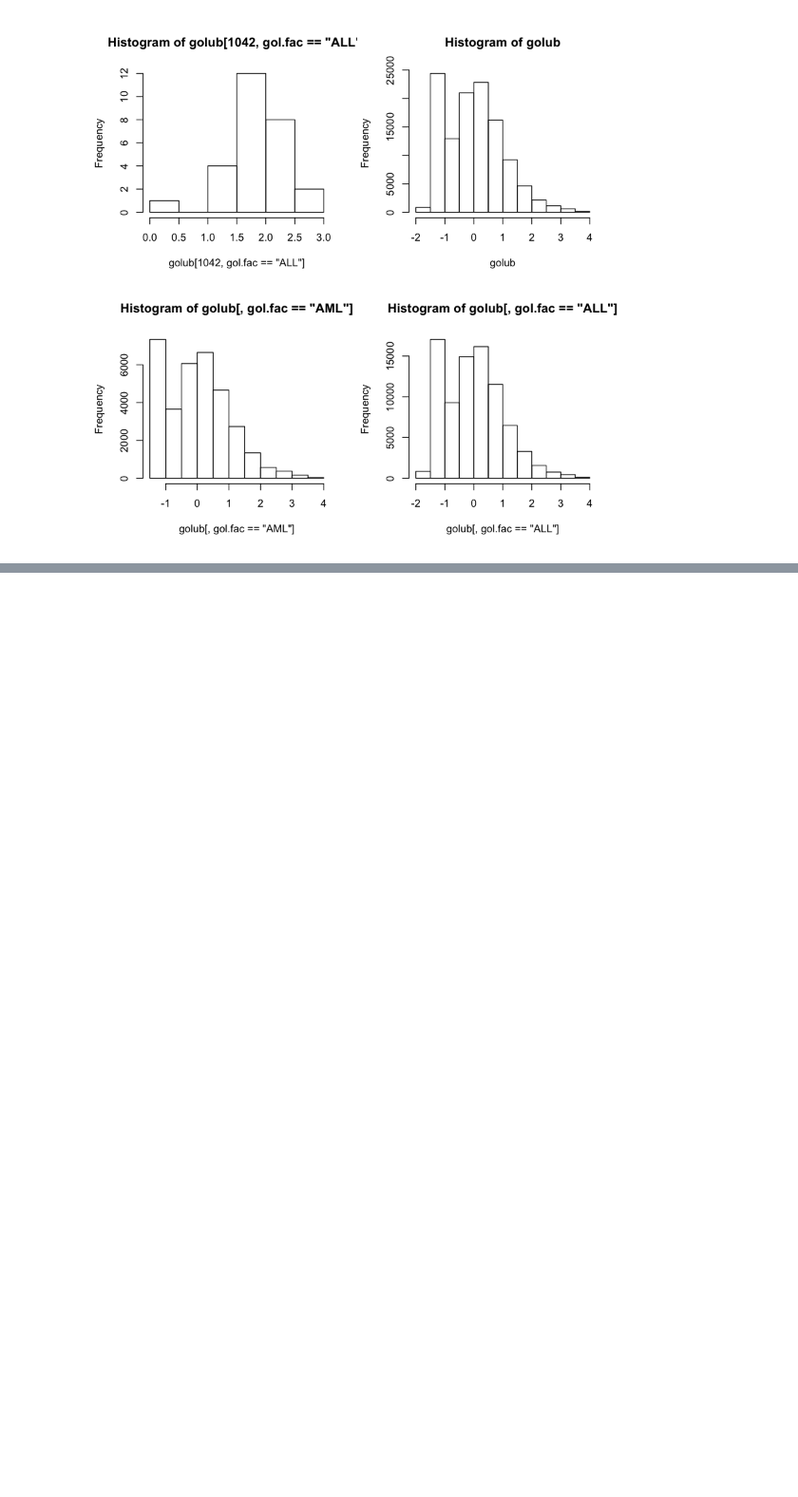
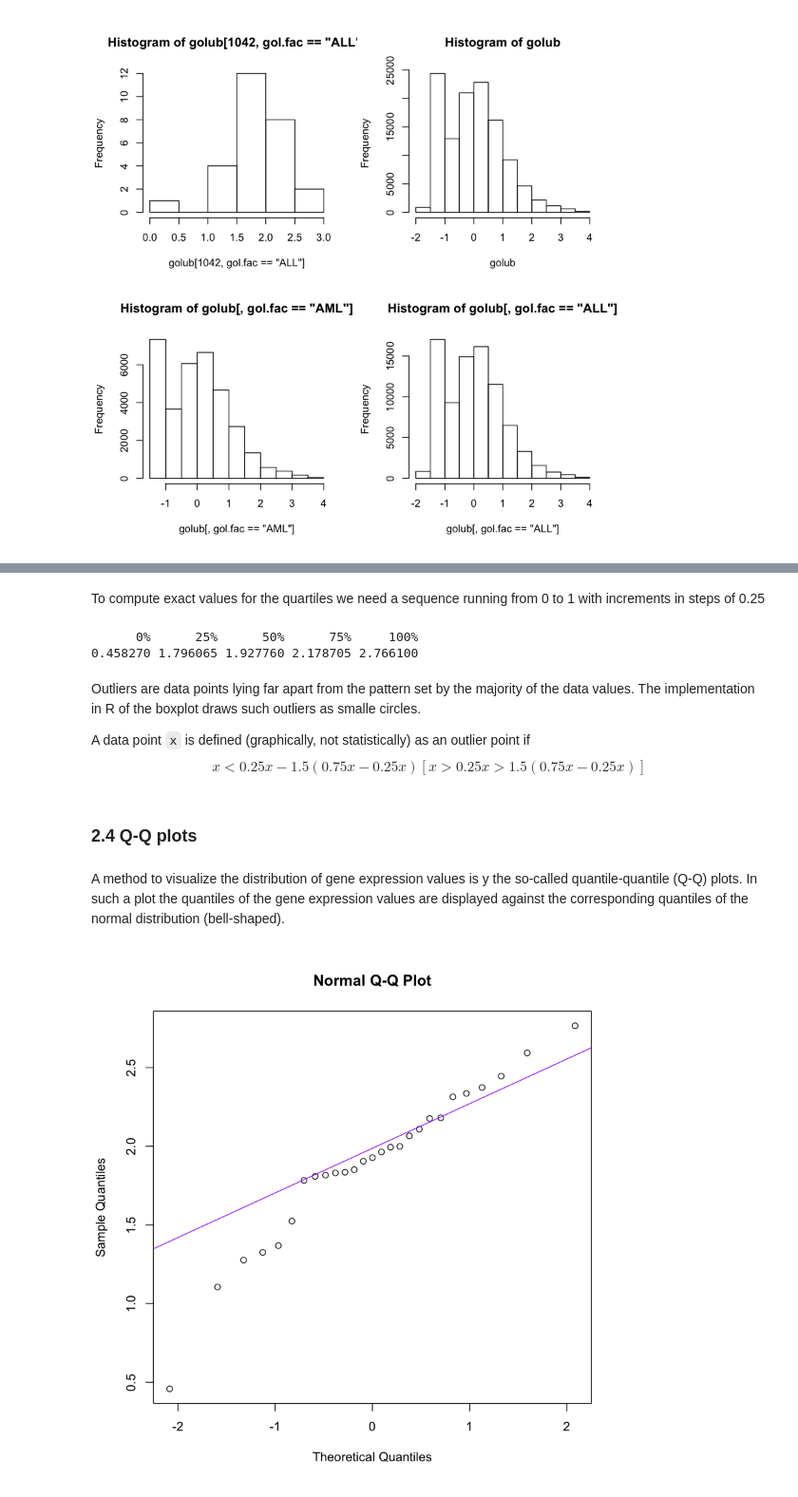
Before and after one commit to trallard/BAD_days, a Jupyter notebook: Day1/Notebook_version/Tutorial.ipynb, the cells around one changed output, grey strips where cells are left out. Shown at 95% size. Cells and saved outputs as stored; diff of their text form; code cells hidden in the pictures; blank space fills up the shorter version.

```diff
--- a/Day1/Notebook_version/Tutorial.ipynb
+++ b/Day1/Notebook_version/Tutorial.ipynb
@@ -280,0 +299,21 @@ boxplot(golub, col=2, lwd=2, border="blue", pch=18)
+# %% [markdown]
+To compute exact values for the quartiles we need a sequence running from 0 to 1 with increments in steps of 0.25
+# %%
+pvec <- seq(0, 1, 0.25)
+quantile(golub[1042, gol.fac=='ALL'], pvec)
+# %% [output]
+      0%      25%      50%      75%     100%
+0.458270 1.796065 1.927760 2.178705 2.766100
+# %% [markdown]
+Outliers are data points lying far apart from the pattern set by the majority of the data values. The implementation in R of the boxplot draws such outliers as smalle circles.
+
+A data point `x` is defined (graphically, not statistically) as an outlier point if $$x < 0.25 x -1.5\left(0.75 x -0.25 x\right) [x>0.25x >1.5(0.75x-0.25x)]$$
+# %% [markdown]
+### 2.4 Q-Q plots
+# %% [markdown]
+A method to visualize the distribution of gene expression values is y the so-called quantile-quantile (Q-Q) plots. In such a plot the quantiles of the gene expression values are displayed against the corresponding quantiles of the normal distribution (bell-shaped).
+# %%
+qqnorm(golub[1042, gol.fac == 'ALL'])
+qqline(golub[1042, gol.fac == 'ALL'], col = 'purple')
+# %% [output]
+[figure, added]
```
Also changed, not shown: parts of 25 cells of this notebook, 1 other file.
